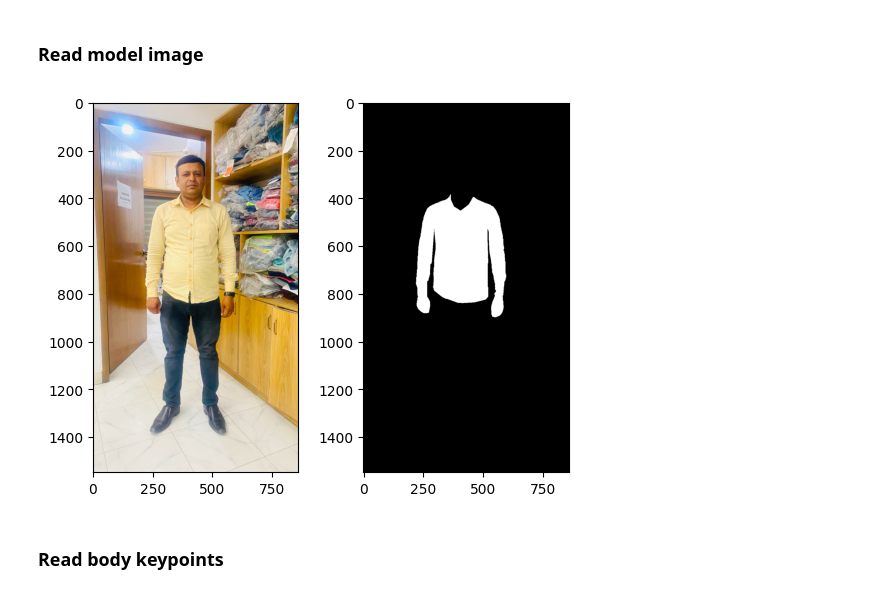
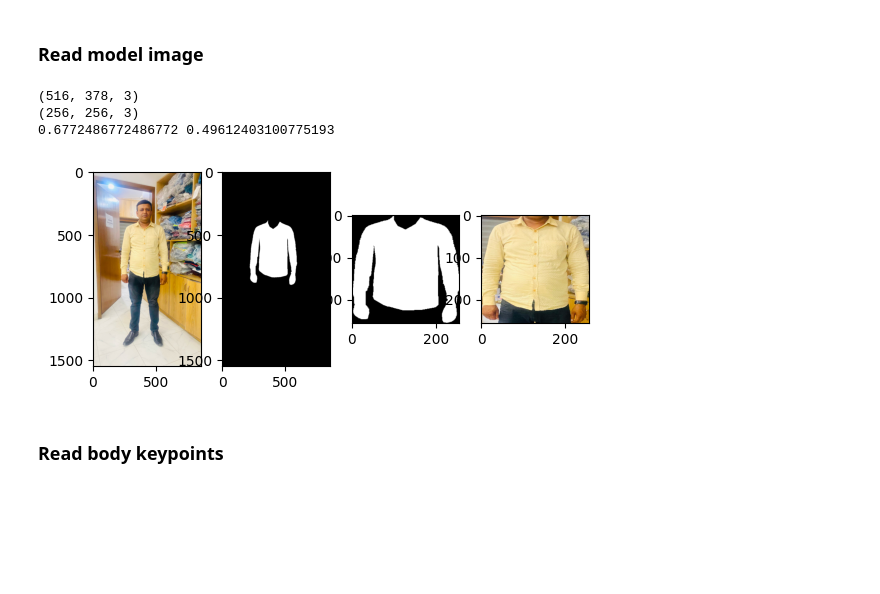
Before and after one commit to ansarker/AA, a Jupyter notebook: griding_pts.ipynb, the cells around one changed output. Drawn from its saved outputs; the diff is of its cells as text; code cells hidden in the pictures; blank space fills up the shorter version.

Commit message:
clothes landmark aligned with model

```diff
--- a/griding_pts.ipynb
+++ b/griding_pts.ipynb
@@ -145,15 +145,37 @@ Write to json file successfully!
 # %%
 model = cv2.imread(f'{root_dir}/model/12.jpg')
 model = cv2.cvtColor(model, cv2.COLOR_BGR2RGB)
 model_mask = cv2.imread(f'{root_dir}/model/person_mask.png', 0)
 
-plt.subplot(1, 2, 1)
+model_mask_contour, (m_x, m_y, m_w, m_h) = get_max_contour(mask=model_mask)
+model_mask_box = model_mask[m_y:m_y+m_h,m_x:m_x+m_w]
+model_mask_box_r = resize_thresh(model_mask_box)
+model_box = model[m_y:m_y+m_h,m_x:m_x+m_w]
+box_h, box_w, _ = model_box.shape
+model_box_r = resize_thresh(model_box)
+boxr_h, boxr_w, _ = model_box_r.shape
+
+width_r = boxr_w / box_w
+height_r = boxr_h / box_h
+
+print(model_box.shape)
+print(model_box_r.shape)
+print(width_r, height_r)
+
+plt.subplot(1, 4, 1)
 plt.imshow(model)
-plt.subplot(1, 2, 2)
+plt.subplot(1, 4, 2)
 plt.imshow(model_mask, cmap='gray')
+plt.subplot(1, 4, 3)
+plt.imshow(model_mask_box_r, cmap='gray')
+plt.subplot(1, 4, 4)
+plt.imshow(model_box_r, cmap='gray')
 plt.show()
 # %% [output]
+(516, 378, 3)
+(256, 256, 3)
+0.6772486772486772 0.49612403100775193
-[figure, old version]
+[figure, new version]
 # %% [markdown]
 ### Read  body keypoints
 # %%
```
Also changed, not shown: parts of 3 cells of this notebook, 3 other files.
